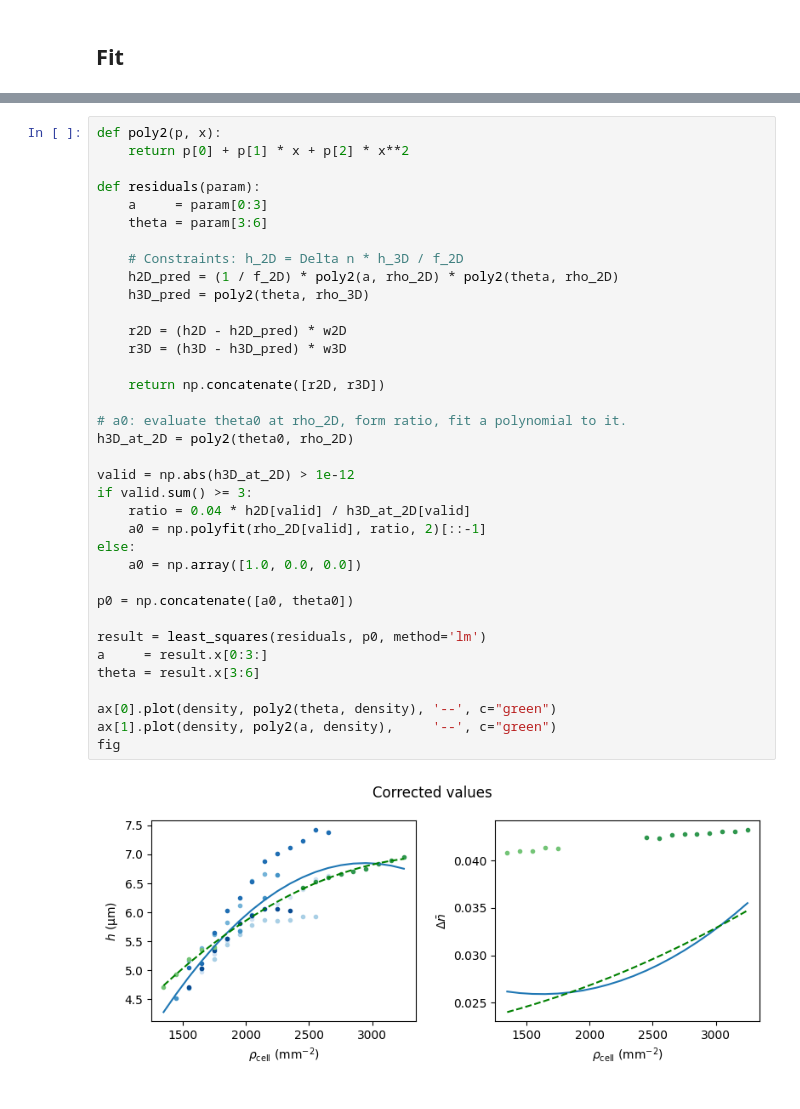
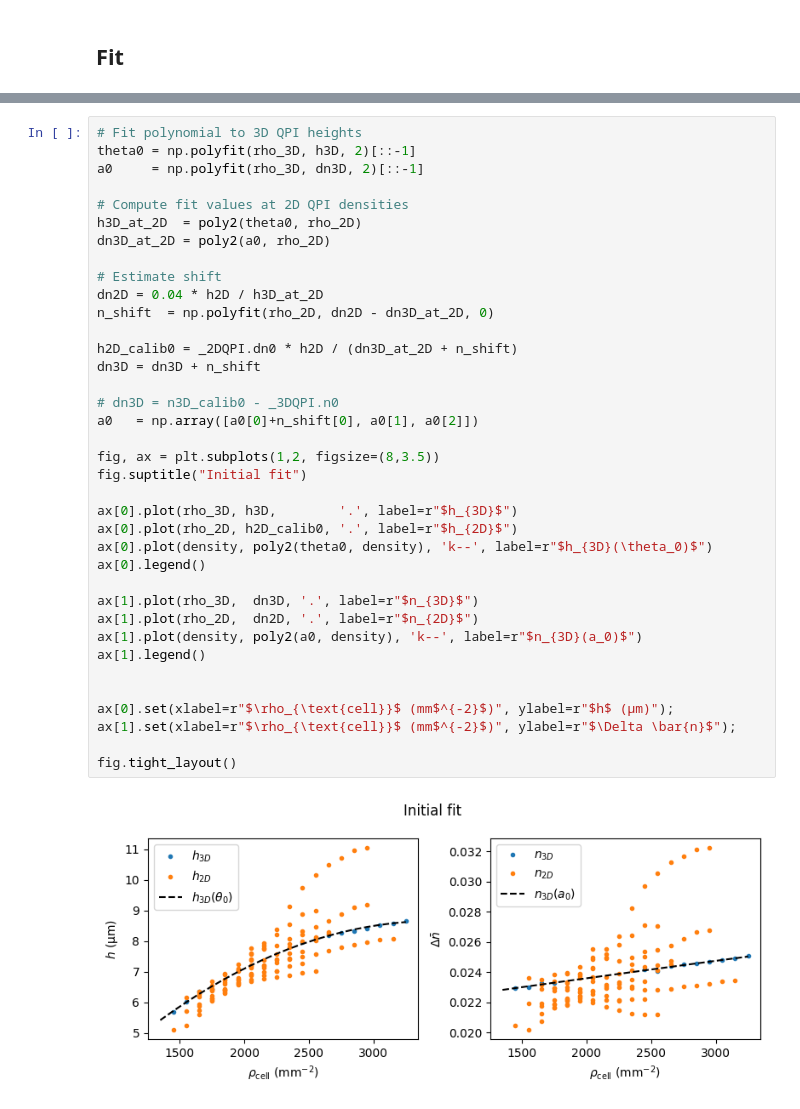
Before and after one commit to siljabl/MDCK-QPI, a Jupyter notebook: scripts/analysis/calibration_analysis.ipynb, the cells around one changed output, grey strips where cells are left out. Cells and saved outputs as stored; diff of their text form.

```diff
--- a/scripts/analysis/calibration_analysis.ipynb
+++ b/scripts/analysis/calibration_analysis.ipynb
@@ -278,38 +293,39 @@ w3D = 0.5
-# %%
-def poly2(p, x):
-    return p[0] + p[1] * x + p[2] * x**2
-
-def residuals(param):
-    a     = param[0:3]
-    theta = param[3:6]
-
-    # Constraints: h_2D = Delta n * h_3D / f_2D
-    h2D_pred = (1 / f_2D) * poly2(a, rho_2D) * poly2(theta, rho_2D)
-    h3D_pred = poly2(theta, rho_3D)
-
-    r2D = (h2D - h2D_pred) * w2D
-    r3D = (h3D - h3D_pred) * w3D
-
-    return np.concatenate([r2D, r3D])
-
-# a0: evaluate theta0 at rho_2D, form ratio, fit a polynomial to it.
-h3D_at_2D = poly2(theta0, rho_2D)
-
-valid = np.abs(h3D_at_2D) > 1e-12
-if valid.sum() >= 3:
-    ratio = 0.04 * h2D[valid] / h3D_at_2D[valid]
-    a0 = np.polyfit(rho_2D[valid], ratio, 2)[::-1]
-else:
-    a0 = np.array([1.0, 0.0, 0.0])
-
-p0 = np.concatenate([a0, theta0])
-
-result = least_squares(residuals, p0, method='lm')
-a     = result.x[0:3:]
-theta = result.x[3:6]
-
-ax[0].plot(density, poly2(theta, density), '--', c="green")
-ax[1].plot(density, poly2(a, density),     '--', c="green")
-fig
-# %% [output]
-[figure, removed]
+# %%
+# Fit polynomial to 3D QPI heights
+theta0 = np.polyfit(rho_3D, h3D, 2)[::-1]
+a0     = np.polyfit(rho_3D, dn3D, 2)[::-1]
+
+# Compute fit values at 2D QPI densities
+h3D_at_2D  = poly2(theta0, rho_2D)
+dn3D_at_2D = poly2(a0, rho_2D)
+
+# Estimate shift
+dn2D = 0.04 * h2D / h3D_at_2D
+n_shift  = np.polyfit(rho_2D, dn2D - dn3D_at_2D, 0)
+
+h2D_calib0 = _2DQPI.dn0 * h2D / (dn3D_at_2D + n_shift)
+dn3D = dn3D + n_shift
+
+# dn3D = n3D_calib0 - _3DQPI.n0
+a0   = np.array([a0[0]+n_shift[0], a0[1], a0[2]])
+
+fig, ax = plt.subplots(1,2, figsize=(8,3.5))
+fig.suptitle("Initial fit")
+
+ax[0].plot(rho_3D, h3D,        '.', label=r"$h_{3D}$")
+ax[0].plot(rho_2D, h2D_calib0, '.', label=r"$h_{2D}$")
+ax[0].plot(density, poly2(theta0, density), 'k--', label=r"$h_{3D}(\theta_0)$")
+ax[0].legend()
+
+ax[1].plot(rho_3D,  dn3D, '.', label=r"$n_{3D}$")
+ax[1].plot(rho_2D,  dn2D, '.', label=r"$n_{2D}$")
+ax[1].plot(density, poly2(a0, density), 'k--', label=r"$n_{3D}(a_0)$")
+ax[1].legend()
+
+
+ax[0].set(xlabel=r"$\rho_{\text{cell}}$ (mm$^{-2}$)", ylabel=r"$h$ (µm)");
+ax[1].set(xlabel=r"$\rho_{\text{cell}}$ (mm$^{-2}$)", ylabel=r"$\Delta \bar{n}$");
+
+fig.tight_layout()
+# %% [output]
+[figure, added]
```
Also changed, not shown: parts of 14 cells of this notebook.
